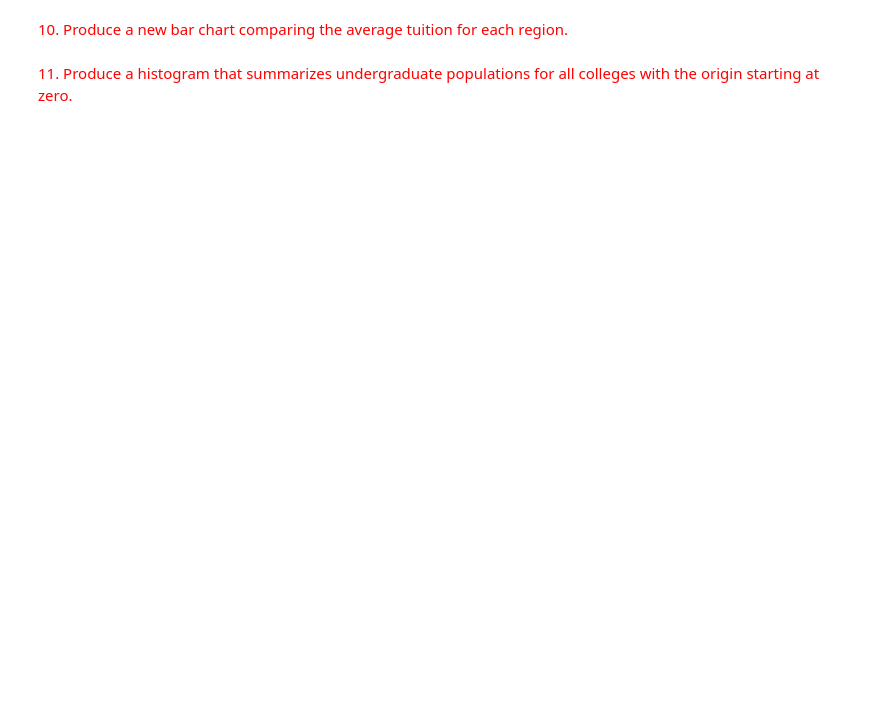
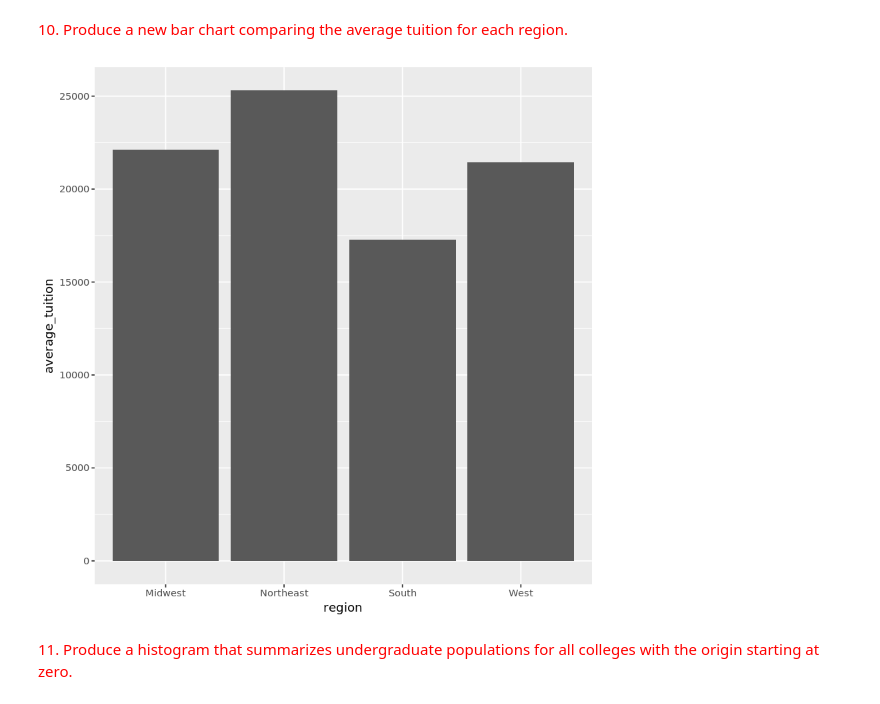
Before and after one commit to eparrish64/csci627-assignment04-eparrish64, a Jupyter notebook: CSCI627-assignment04.ipynb, the cells around one changed output. Saved outputs shown, nothing was run; the diff lists cells and outputs as text; code cells hidden in the pictures; blank space fills up the shorter version.

```diff
--- a/CSCI627-assignment04.ipynb
+++ b/CSCI627-assignment04.ipynb
@@ -27,4 +188,12 @@ This is based on *Data Visualization in R with ggplot2* from lynda.com
 # %% [markdown]
 <span style="color:red">10. Produce a new bar chart comparing the average tuition for each region.</span>
+# %%
+college %>%
+    group_by(region) %>%
+    summarize(average_tuition=mean(tuition)) %>%
+    ggplot() +
+    geom_col(mapping=aes(x=region,y=average_tuition))
+# %% [output]
+[figure, added]
 # %% [markdown]
 <span style="color:red">11. Produce a histogram that summarizes undergraduate populations for all colleges with the origin starting at zero.</span>
```
Also changed, not shown: parts of 45 cells of this notebook.
